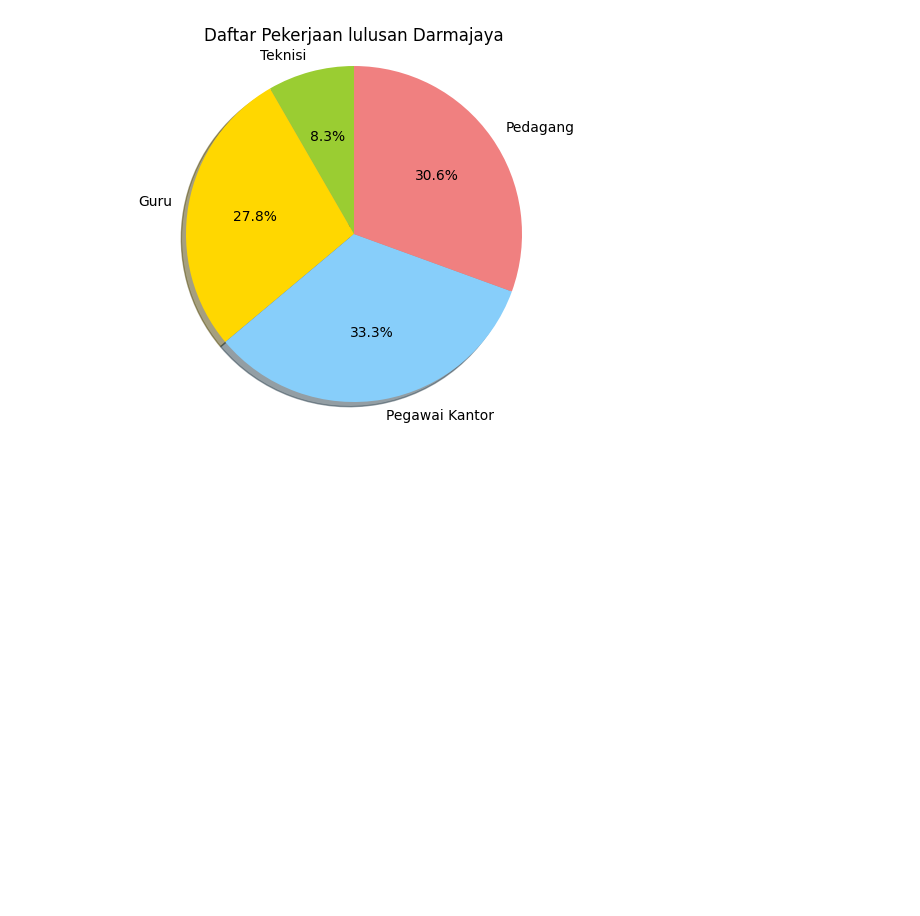
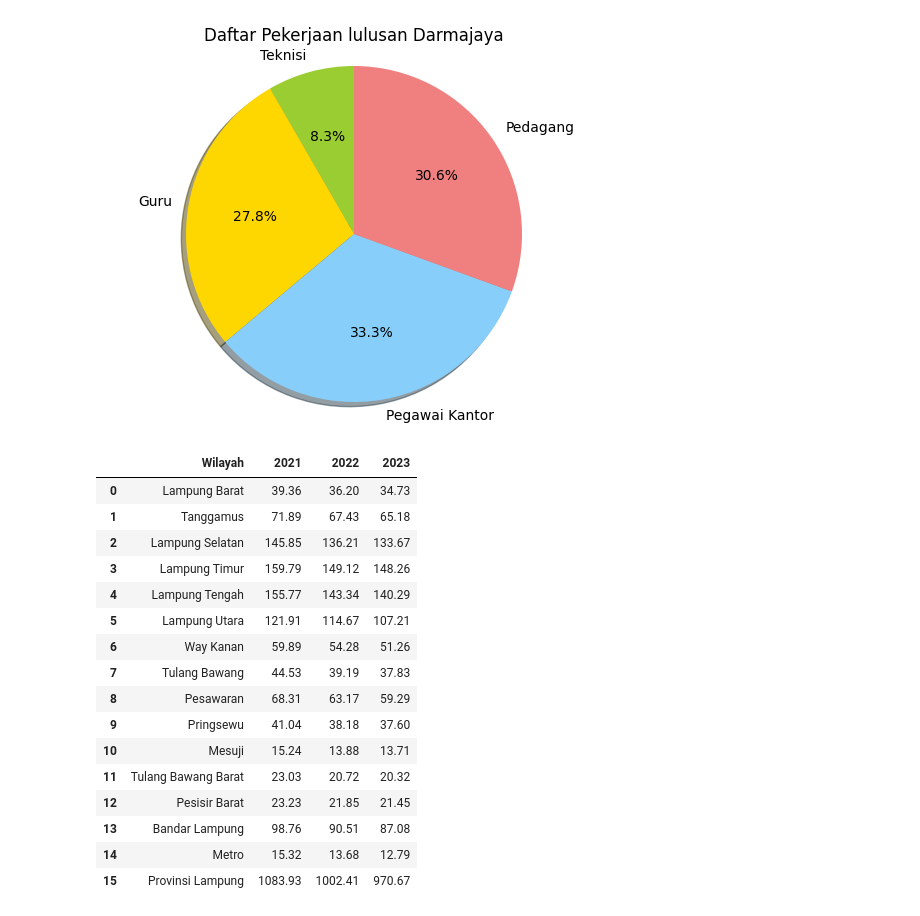
Before and after one commit to pikijhon/Analisys_Big_Data, a Jupyter notebook: menampilkan_chart.ipynb, the cells around one changed output. Cells and saved outputs as stored; diff of their text form; code cells hidden in the pictures; blank space fills up the shorter version.

```diff
--- a/menampilkan_chart.ipynb
+++ b/menampilkan_chart.ipynb
@@ -36,3 +36,27 @@ plt.axis('equal')
 plt.show()
 # %% [output]
 [figure]
+# %%
+import pandas as pd
+import matplotlib.pyplot as plt
+
+data = pd.read_excel('Jumlah_Penduduk_Miskin.xlsx')
+data
+# %% [output]
+|  | Wilayah | 2021 | 2022 | 2023 |
+| 0 | Lampung Barat | 39.36 | 36.20 | 34.73 |
+| 1 | Tanggamus | 71.89 | 67.43 | 65.18 |
+| 2 | Lampung Selatan | 145.85 | 136.21 | 133.67 |
+| 3 | Lampung Timur | 159.79 | 149.12 | 148.26 |
+| 4 | Lampung Tengah | 155.77 | 143.34 | 140.29 |
+| 5 | Lampung Utara | 121.91 | 114.67 | 107.21 |
+| 6 | Way Kanan | 59.89 | 54.28 | 51.26 |
+| 7 | Tulang Bawang | 44.53 | 39.19 | 37.83 |
+| 8 | Pesawaran | 68.31 | 63.17 | 59.29 |
+| 9 | Pringsewu | 41.04 | 38.18 | 37.60 |
+| 10 | Mesuji | 15.24 | 13.88 | 13.71 |
+| 11 | Tulang Bawang Barat | 23.03 | 20.72 | 20.32 |
+| 12 | Pesisir Barat | 23.23 | 21.85 | 21.45 |
+| 13 | Bandar Lampung | 98.76 | 90.51 | 87.08 |
+| 14 | Metro | 15.32 | 13.68 | 12.79 |
+| 15 | Provinsi Lampung | 1083.93 | 1002.41 | 970.67 |
```
Also changed, not shown: parts of 1 cell of this notebook.
